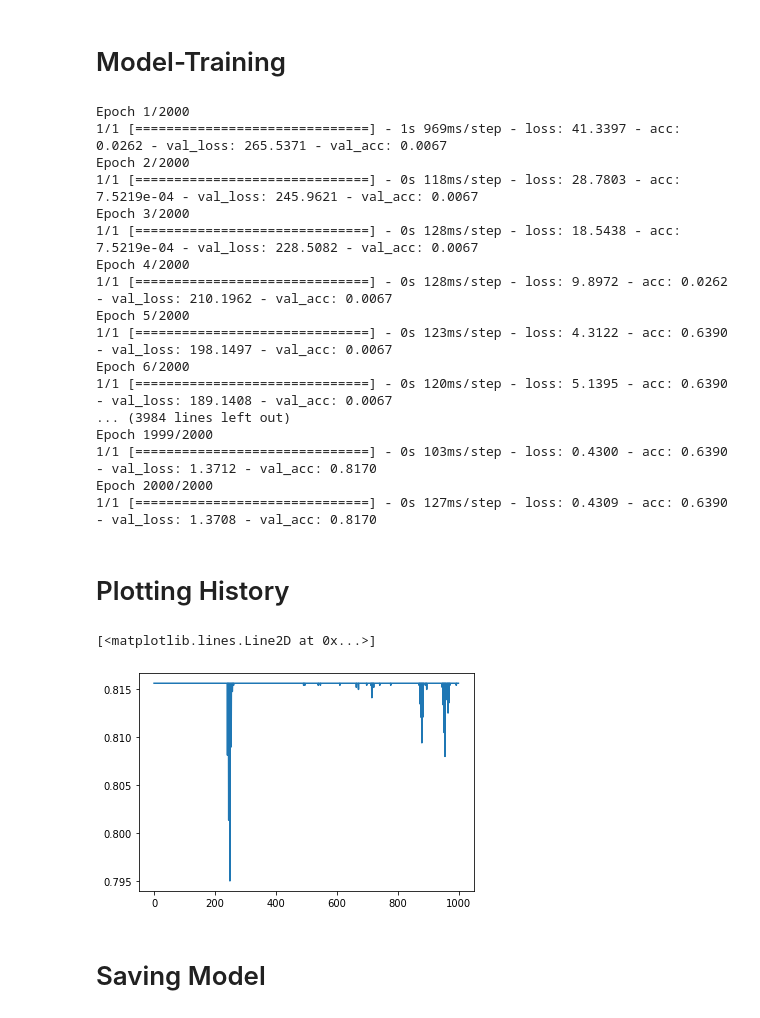
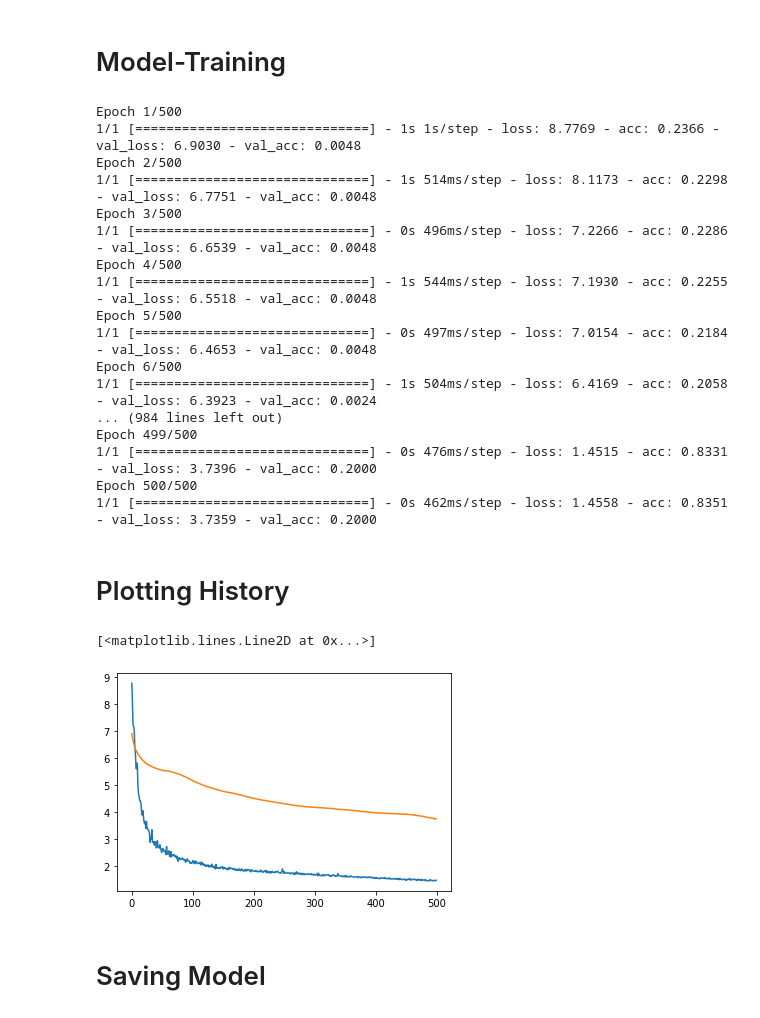
Before and after one commit to ahsansaif47/ids-model, a Jupyter notebook: ids_batch_training.ipynb, the cells around one changed output. Cells and saved outputs as stored; diff of their text form; code cells hidden in the pictures.

```diff
--- a/ids_batch_training.ipynb
+++ b/ids_batch_training.ipynb
@@ -343,7 +397,7 @@ print("Dimentions of Batch 3 matrix is: ", np.shape(M3))
 # Validation Matrix
 # %%
 Z3_file = lab_files_path + files[120]
-df = pd.read_csv(Z2_file)
+df = pd.read_csv(Z3_file)
 G = makeGraph(df)
 M4 = nx.to_numpy_array(G, dtype=np.int32)
 
@@ -364,0 +434,21 @@ print("Dimentions of Validation matrix is: ", np.shape(M4))
+# %%
+Z4_file = lab_files_path + files[125]
+df = pd.read_csv(Z4_file)
+G = makeGraph(df)
+M5 = nx.to_numpy_array(G, dtype=np.int32)
+
+for i in range(126, len(files)):
+    print("\n= = = = = = = = = = = = = = = =")
+    print("Iteration No.: ", i)
+    # Getting file
+    f = lab_files_path + files[i]
+    # Making dataframe of file
+    df = pd.read_csv(f)
+    # Making graph of the dataframe.
+    G = makeGraph(df)
+    # Storing the graph as an incident matrix(an adjacency matrix)
+    I = nx.to_numpy_array(G, dtype=np.int32)
+    # Now resizing the original sparce matrix with the new incident matrix
+    M5 = resizeMatrix(M5, I)
+
+print("Dimentions of Test matrix is: ", np.shape(M5))
@@ -604,7 +722,8 @@ X_in = Input(batch_size=None, shape=(F,))
 print("Shape of X-in is: ", np.shape(X_in))
 
 # A_in = Input(tensor=sp_matrix_to_sp_tensor(fltr), sparse=True)
-A_in = Input(shape=(None,), sparse=True)
+# A_in = Input(shape=(None,), sparse=True)
+A_in = Input(shape=(None,))
 print("Shape of A-in is: ", np.shape(A_in))
 
 # D1 = Dropout(dropout)(X_in)
@@ -618,12 +737,12 @@ G2 = GCNConv(channels, activation='LeakyReLU',kernel_regularizer=l2(l2_reg), use
 flatten = Flatten()(G2)
 
 D1 = Dense(128, activation='relu')(flatten)
-# Dr1 = Dropout(dropout)(D1)
-D2 = Dense(32, activation='relu')(D1)
-# # Dr2 = Dropout(dropout)(D2)
+Dr1 = Dropout(dropout)(D1)
+D2 = Dense(32, activation='relu')(Dr1)
+Dr2 = Dropout(dropout)(D2)
 # D3 = Dense(16, activation='LeakyReLU')(D2)
 
-D2_out = Dense(classes, activation='softmax')(D2)
+D2_out = Dense(classes, activation='softmax')(Dr2)
 
 model = Model(inputs=[X_in, A_in], outputs=D2_out)
 # other loss = sparse_categorical_crossentropy
@@ -667,41 +786,46 @@ W = {
     11: np.random.rand(),
 }
 val_fea = Node_Features(A4)
+
+callback = tf.keras.callbacks.EarlyStopping(monitor="val_loss", patience=10)
+
 history = model.fit([b1_features, A1],
           e1,
-          epochs=2000,
+          epochs=500,
           batch_size=N,
           class_weight=W,
           validation_data=([val_fea, A4], val_enc),
+          callbacks=[callback]
         )
 # %% [output]
-Epoch 1/2000
-1/1 [==============================] - 1s 969ms/step - loss: 41.3397 - acc: 0.0262 - val_loss: 265.5371 - val_acc: 0.0067
-Epoch 2/2000
-1/1 [==============================] - 0s 118ms/step - loss: 28.7803 - acc: 7.5219e-04 - val_loss: 245.9621 - val_acc: 0.0067
-Epoch 3/2000
-1/1 [==============================] - 0s 128ms/step - loss: 18.5438 - acc: 7.5219e-04 - val_loss: 228.5082 - val_acc: 0.0067
-Epoch 4/2000
-1/1 [==============================] - 0s 128ms/step - loss: 9.8972 - acc: 0.0262 - val_loss: 210.1962 - val_acc: 0.0067
-Epoch 5/2000
-1/1 [==============================] - 0s 123ms/step - loss: 4.3122 - acc: 0.6390 - val_loss: 198.1497 - val_acc: 0.0067
-Epoch 6/2000
-1/1 [==============================] - 0s 120ms/step - loss: 5.1395 - acc: 0.6390 - val_loss: 189.1408 - val_acc: 0.0067
-... (3984 lines left out)
-Epoch 1999/2000
-1/1 [==============================] - 0s 103ms/step - loss: 0.4300 - acc: 0.6390 - val_loss: 1.3712 - val_acc: 0.8170
-Epoch 2000/2000
-1/1 [==============================] - 0s 127ms/step - loss: 0.4309 - acc: 0.6390 - val_loss: 1.3708 - val_acc: 0.8170
+Epoch 1/500
+1/1 [==============================] - 1s 1s/step - loss: 8.7769 - acc: 0.2366 - val_loss: 6.9030 - val_acc: 0.0048
+Epoch 2/500
+1/1 [==============================] - 1s 514ms/step - loss: 8.1173 - acc: 0.2298 - val_loss: 6.7751 - val_acc: 0.0048
+Epoch 3/500
+1/1 [==============================] - 0s 496ms/step - loss: 7.2266 - acc: 0.2286 - val_loss: 6.6539 - val_acc: 0.0048
+Epoch 4/500
+1/1 [==============================] - 1s 544ms/step - loss: 7.1930 - acc: 0.2255 - val_loss: 6.5518 - val_acc: 0.0048
+Epoch 5/500
+1/1 [==============================] - 0s 497ms/step - loss: 7.0154 - acc: 0.2184 - val_loss: 6.4653 - val_acc: 0.0048
+Epoch 6/500
+1/1 [==============================] - 1s 504ms/step - loss: 6.4169 - acc: 0.2058 - val_loss: 6.3923 - val_acc: 0.0024
+... (984 lines left out)
+Epoch 499/500
+1/1 [==============================] - 0s 476ms/step - loss: 1.4515 - acc: 0.8331 - val_loss: 3.7396 - val_acc: 0.2000
+Epoch 500/500
+1/1 [==============================] - 0s 462ms/step - loss: 1.4558 - acc: 0.8351 - val_loss: 3.7359 - val_acc: 0.2000
 # %% [markdown]
 # Plotting History
 # %%
 import keras
 from matplotlib import pyplot as plt
 # history = model1.fit(train_x, train_y,validation_split = 0.1, epochs=50, batch_size=4)
-plt.plot(history.history['acc'])
+plt.plot(history.history['loss'])
+plt.plot(history.history['val_loss'])
 # %% [output]
 [<matplotlib.lines.Line2D at 0x...>]
-[figure, old version]
+[figure, new version]
 # %% [markdown]
 # Saving Model
 # %%
```
Also changed, not shown: parts of 40 cells of this notebook.
